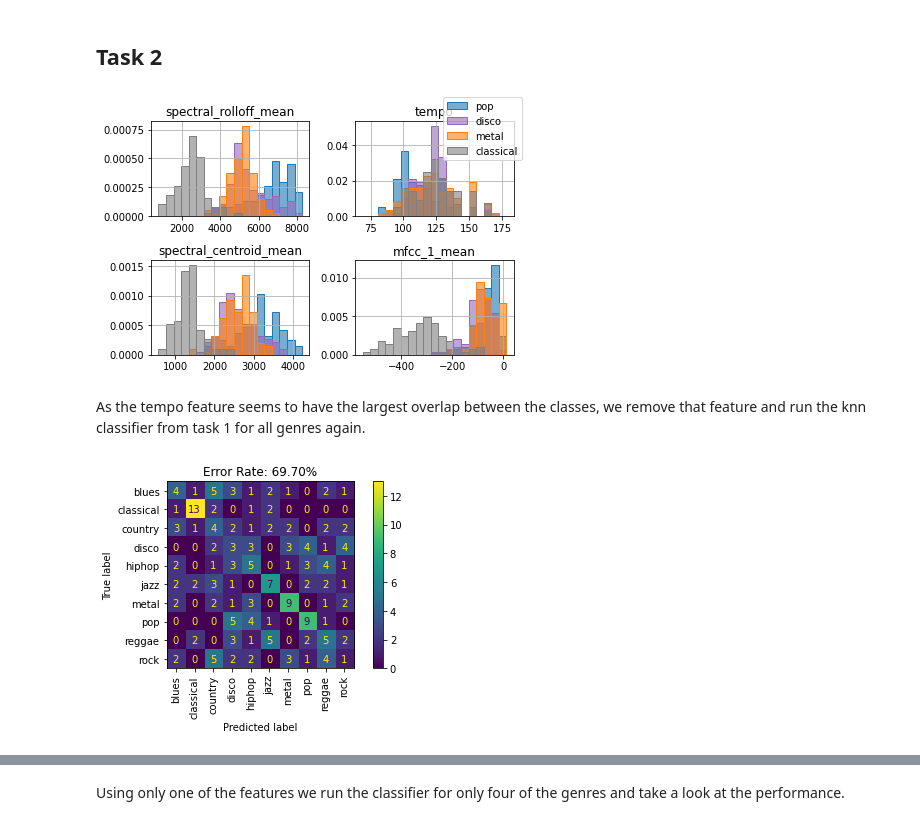
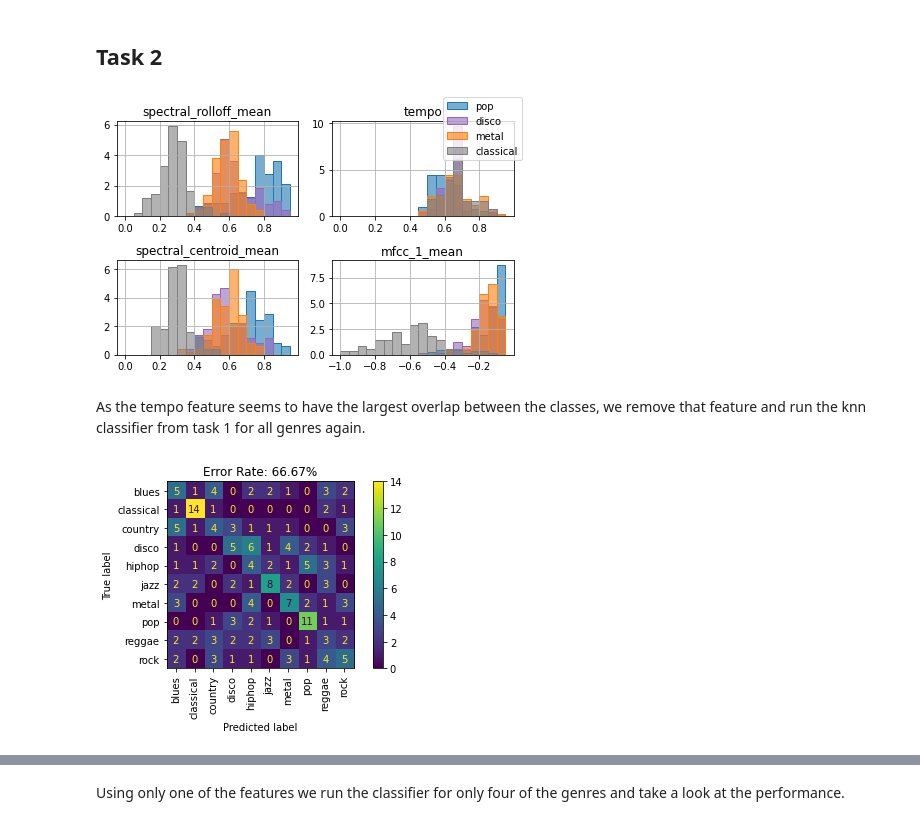
Before and after one commit to nicbres/ttt4275-music-classification, a Jupyter notebook: run.ipynb, the cells around one changed output, grey strips where cells are left out. Saved outputs shown, nothing was run; the diff lists cells and outputs as text; code cells hidden in the pictures.

Commit message:
Add scaler to data in notebook

```diff
--- a/run.ipynb
+++ b/run.ipynb
@@ -18,12 +21,13 @@ import numpy as np
 data_version = source.data_handling.GENRE_CLASS_DATA_30S
 data_frame = source.data_handling.read_genre_class_data(data_version)
 
-features = source.mappings.MUSIC_FEATURES_ALL
+all_features = source.mappings.MUSIC_FEATURES_ALL
 
-training_data, test_data = source.data_handling.prepare_data(
-    data_frame=data_frame,
-    features=features,
-)
+scaled_data_frame = copy.deepcopy(data_frame)
+scaler = sklearn.preprocessing.MaxAbsScaler()
+scaler.fit(data_frame[all_features])
+
+scaled_data_frame[all_features] = scaler.transform(scaled_data_frame[all_features])
 # %% [markdown]
 ## Task 1
 # %% [markdown]
@@ -130,19 +134,19 @@ features_task_2 = ["spectral_rolloff_mean", "tempo", "spectral_centroid_mean", "
 genres_task_2 = ["pop", "disco", "metal", "classical"]
 # %%
 source.plotting.feature_distribution_histogram(
-    data_frame=data_frame,
+    data_frame=scaled_data_frame,
     features=features_task_2,
     genres=genres_task_2,
 )
 # %% [output]
-[figure, old version]
+[figure, new version]
 # %% [markdown]
 As the tempo feature seems to have the largest overlap between the classes, we remove that feature and run the knn classifier from task 1 for all genres again.
 # %%
 reduced_features_task_2 = ["spectral_rolloff_mean", "spectral_centroid_mean", "mfcc_1_mean"]
 
 training_data, test_data = source.data_handling.prepare_data(
-    data_frame=data_frame,
+    data_frame=scaled_data_frame,
     features=reduced_features_task_2,
 )
 
@@ -151,4 +155,4 @@ y_true_task1 = test_data.y
 
 source.plotting.confusion_matrix(y_true_task1, y_pred_task1)
 # %% [output]
-[figure, old version]
+[figure, new version]
```
Also changed, not shown: parts of 9 cells of this notebook.
